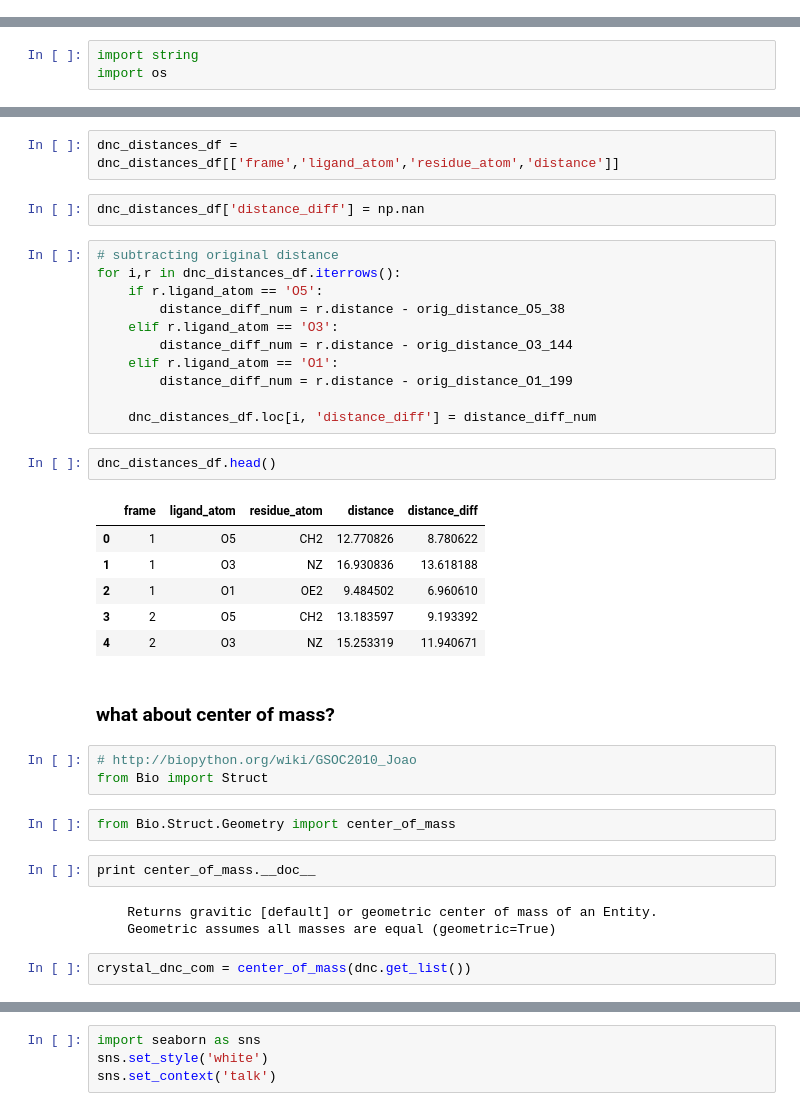
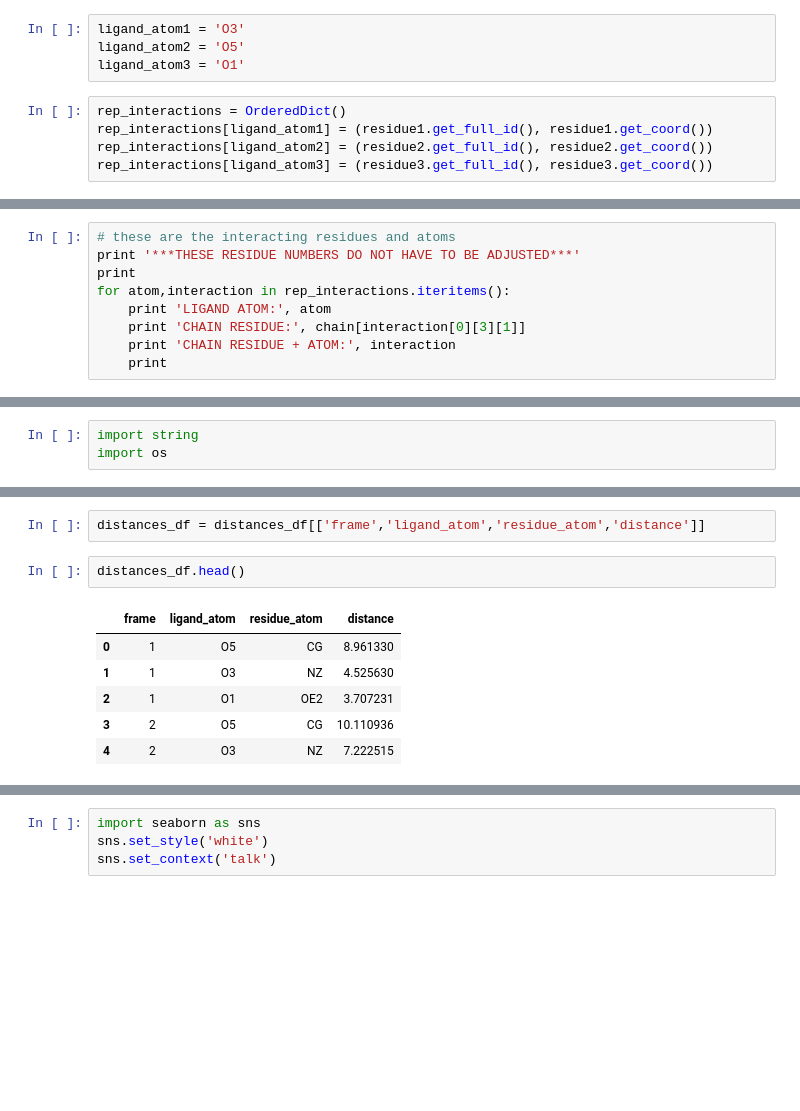
Before and after one commit to SBRG/GEMPro, a Jupyter notebook: GEMPro_sim/3_CLUSTER.ipynb, the cells around one changed output, grey strips where cells are left out. Cells and saved outputs as stored; diff of their text form; blank space fills up the shorter version.

```diff
--- a/GEMPro_sim/3_CLUSTER.ipynb
+++ b/GEMPro_sim/3_CLUSTER.ipynb
@@ -281,0 +400,9 @@ for interaction in rep_interactions:
+# %%
+ligand_atom1 = 'O3'
+ligand_atom2 = 'O5'
+ligand_atom3 = 'O1'
+# %%
+rep_interactions = OrderedDict()
+rep_interactions[ligand_atom1] = (residue1.get_full_id(), residue1.get_coord())
+rep_interactions[ligand_atom2] = (residue2.get_full_id(), residue2.get_coord())
+rep_interactions[ligand_atom3] = (residue3.get_full_id(), residue3.get_coord())
@@ -281,0 +413,9 @@ for interaction in rep_interactions:
+# %%
+# these are the interacting residues and atoms
+print '***THESE RESIDUE NUMBERS DO NOT HAVE TO BE ADJUSTED***'
+print
+for atom,interaction in rep_interactions.iteritems():
+    print 'LIGAND ATOM:', atom
+    print 'CHAIN RESIDUE:', chain[interaction[0][3][1]]
+    print 'CHAIN RESIDUE + ATOM:', interaction
+    print
@@ -336,38 +494,11 @@ dnc_distances_df = pd.DataFrame.from_dict(dnc_distances_dict, orient='index')
 # %%
-dnc_distances_df = dnc_distances_df[['frame','ligand_atom','residue_atom','distance']]
+distances_df = distances_df[['frame','ligand_atom','residue_atom','distance']]
-# %%
-dnc_distances_df['distance_diff'] = np.nan
-# %%
-# subtracting original distance
-for i,r in dnc_distances_df.iterrows():
-    if r.ligand_atom == 'O5':
-        distance_diff_num = r.distance - orig_distance_O5_38
-    elif r.ligand_atom == 'O3':
-        distance_diff_num = r.distance - orig_distance_O3_144
-    elif r.ligand_atom == 'O1':
-        distance_diff_num = r.distance - orig_distance_O1_199
-
-    dnc_distances_df.loc[i, 'distance_diff'] = distance_diff_num
 # %%
-dnc_distances_df.head()
+distances_df.head()
 # %% [output]
-|  | frame | ligand_atom | residue_atom | distance | distance_diff |
-| 0 | 1 | O5 | CH2 | 12.770826 | 8.780622 |
-| 1 | 1 | O3 | NZ | 16.930836 | 13.618188 |
-| 2 | 1 | O1 | OE2 | 9.484502 | 6.960610 |
-| 3 | 2 | O5 | CH2 | 13.183597 | 9.193392 |
-| 4 | 2 | O3 | NZ | 15.253319 | 11.940671 |
+|  | frame | ligand_atom | residue_atom | distance |
+| 0 | 1 | O5 | CG | 8.961330 |
+| 1 | 1 | O3 | NZ | 4.525630 |
+| 2 | 1 | O1 | OE2 | 3.707231 |
+| 3 | 2 | O5 | CG | 10.110936 |
+| 4 | 2 | O3 | NZ | 7.222515 |
-# %% [markdown]
-### what about center of mass?
-# %%
-# http://biopython.org/wiki/GSOC2010_Joao
-from Bio import Struct
-# %%
-from Bio.Struct.Geometry import center_of_mass
-# %%
-print center_of_mass.__doc__
-# %% [output]
-    Returns gravitic [default] or geometric center of mass of an Entity.
-    Geometric assumes all masses are equal (geometric=True)
-# %%
-crystal_dnc_com = center_of_mass(dnc.get_list())
```
Also changed, not shown: parts of 137 cells of this notebook, 3 other files.
